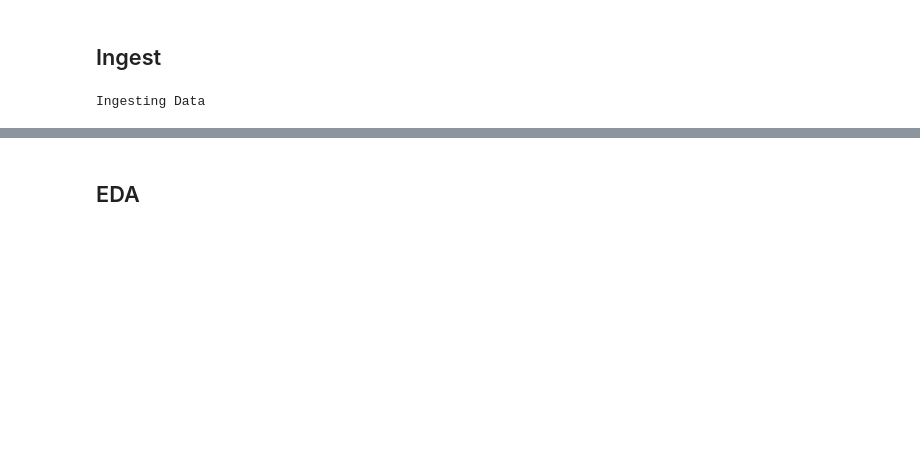
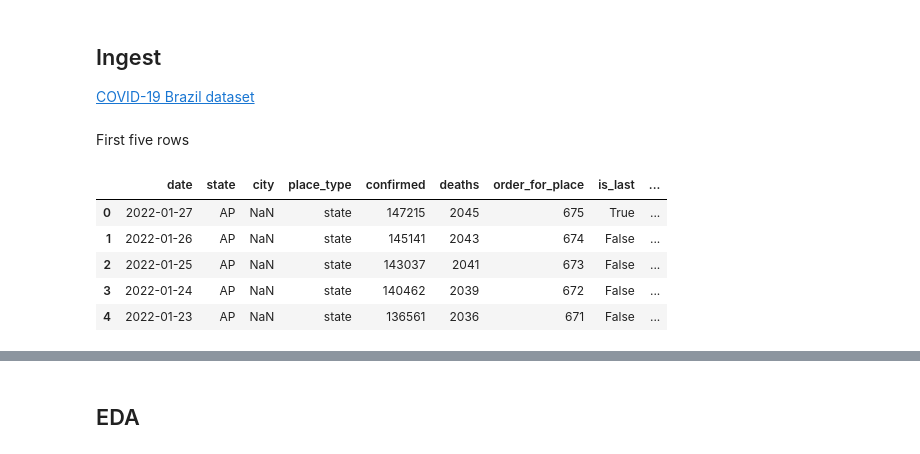
Before and after one commit to quantum-stranger/projects-2022, a Jupyter notebook: data_science_basics01.ipynb, the cells around one changed output, grey strips where cells are left out. Saved outputs shown, nothing was run; the diff lists cells and outputs as text; code cells hidden in the pictures; blank space fills up the shorter version.

```diff
--- a/data_science_basics01.ipynb
+++ b/data_science_basics01.ipynb
@@ -1,9 +1,19 @@
 # %% [markdown]
 <a href="https://colab.research.google.com/github/quantum-stranger/projects-2022/blob/main/data_science_basics01.ipynb" target="_parent"><img src="https://colab.research.google.com/assets/colab-badge.svg" alt="Open In Colab"/></a>
-# %% [markdown]
-## Ingest
+# %% [markdown]
+## Ingest
+[COVID-19 Brazil dataset](https://github.com/turicas/covid19-br)
 # %%
 import pandas as pd
-print("Ingesting Data")
+df1 = pd.read_csv("./caso.csv")
-# %% [output]
-Ingesting Data
+# %% [markdown]
+First five rows
+# %%
+df1.head()
+# %% [output]
+|  | date | state | city | place_type | confirmed | deaths | order_for_place | is_last | ... |
+| 0 | 2022-01-27 | AP | NaN | state | 147215 | 2045 | 675 | True | ... |
+| 1 | 2022-01-26 | AP | NaN | state | 145141 | 2043 | 674 | False | ... |
+| 2 | 2022-01-25 | AP | NaN | state | 143037 | 2041 | 673 | False | ... |
+| 3 | 2022-01-24 | AP | NaN | state | 140462 | 2039 | 672 | False | ... |
+| 4 | 2022-01-23 | AP | NaN | state | 136561 | 2036 | 671 | False | ... |
```
Also changed, not shown: parts of 18 cells of this notebook.
